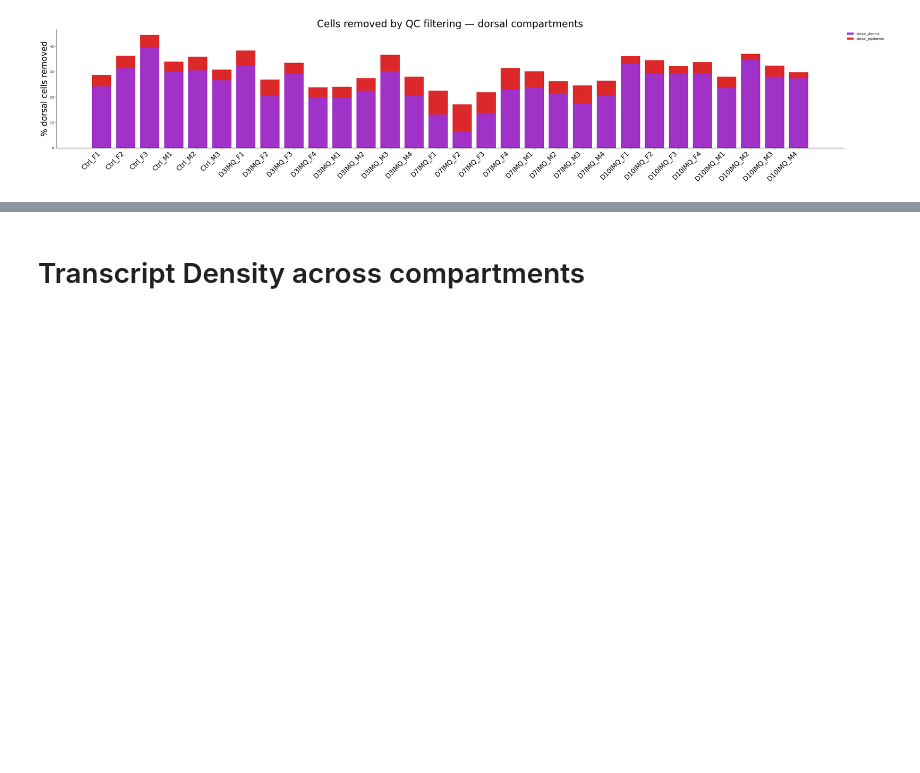
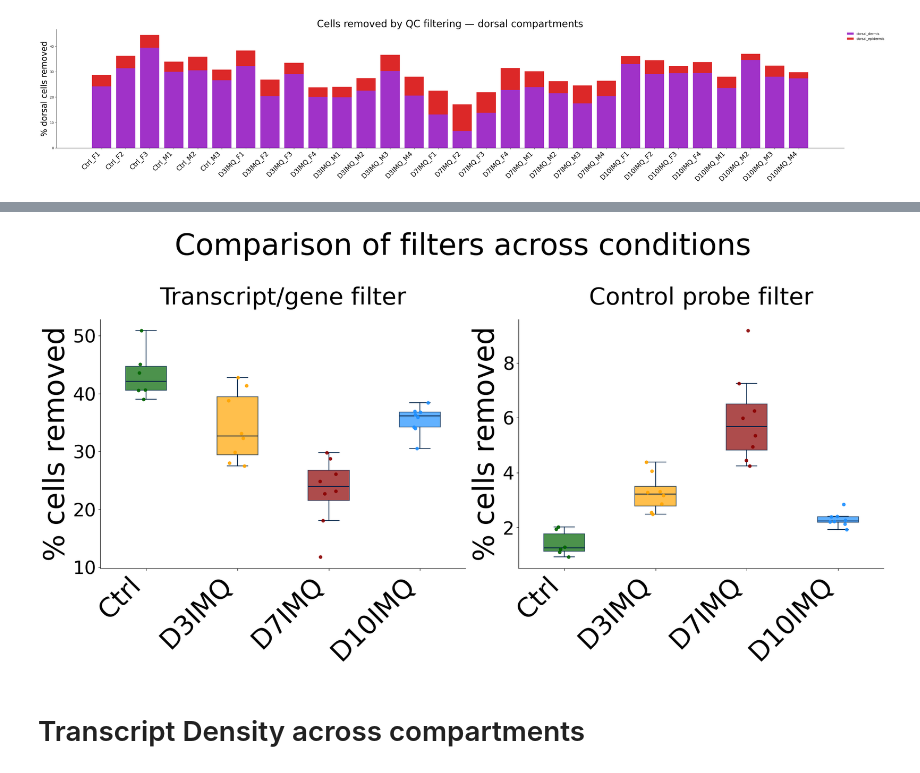
Before and after one commit to DominicBuxton/iMSC_Xenium_Phenocycler_Analysis, a Jupyter notebook: Graphs_Figures_Stats/QC_Integration_Assignment_figure/QC_graphs.ipynb, the cells around one changed output, grey strips where cells are left out. Saved outputs shown, nothing was run; the diff lists cells and outputs as text; code cells hidden in the pictures; blank space fills up the shorter version.

```diff
--- a/Graphs_Figures_Stats/QC_Integration_Assignment_figure/QC_graphs.ipynb
+++ b/Graphs_Figures_Stats/QC_Integration_Assignment_figure/QC_graphs.ipynb
@@ -521,3 +462,85 @@ plt.show()
+# %%
+import re
+import matplotlib.pyplot as plt
+import numpy as np
+
+# --- organise data by condition ---
+conditions_order = ['Ctrl', 'D3IMQ', 'D7IMQ', 'D10IMQ']
+
+# Dictionary defining the specified hex colors for each condition
+condition_colors = {
+    'Ctrl': '#006400',       # Dark Green
+    'D3IMQ': '#FFA500',      # Orange
+    'D7IMQ': '#8B0000',      # Dark Red
+    'D10IMQ': '#1E90FF'      # Dodger Blue
+}
+
+grouped = {cond: {'transcript': [], 'control': []} for cond in conditions_order}
+
+for name, vals in rep_data.items():
+    for cond in conditions_order:
+        if cond in name:
+            grouped[cond]['transcript'].append(vals['transcript'])
+            grouped[cond]['control'].append(vals['control'])
+            break
+
+# --- plot ---
+# --- MODIFIED FIGSIZE HERE ---
+fig, axes = plt.subplots(1, 2, figsize=(20, 10)) # TOGGLE FIGSIZE HERE
+
+titles  = ['Transcript/gene filter', 'Control probe filter']
+metrics = ['transcript', 'control']
+
+for ax, metric, title in zip(axes, metrics, titles):
+    data = [grouped[cond][metric] for cond in conditions_order]
+
+    # Set patch_artist=True to enable filling the boxes with color
+    bp = ax.boxplot(data, patch_artist=True,
+                    medianprops=dict(color='#002147', linewidth=1.5),
+                    whiskerprops=dict(color='#002147', linewidth=1.2),
+                    capprops=dict(color='#002147', linewidth=1.2),
+                    boxprops=dict(color='#002147', linewidth=1.2),
+                    showfliers=False)
+
+    # Apply condition-wise coloring to boxes and scatter points
+    for i, (cond, patch) in enumerate(zip(conditions_order, bp['boxes'])):
+        color = condition_colors[cond]
+
+        # Color the inside of the box (alpha adds transparency so lines stay clear)
+        patch.set_facecolor(color)
+        patch.set_alpha(0.7)
+
+        # Color the individual jittered data points
+        cond_data = data[i]
+        pos = i + 1
+        jitter = np.random.uniform(-0.1, 0.1, size=len(cond_data))
+        ax.scatter(pos + jitter, cond_data,
+                    facecolors=color, edgecolors=color, alpha=0.9, s=25, zorder=3)
+
+    ax.set_xticks(range(1, len(conditions_order) + 1))
+
+    # --- MODIFIED XTICK LABELS FONTSIZE HERE ---
+    ax.set_xticklabels(conditions_order, rotation = 45, ha = 'right', fontsize=45) # TOGGLE XTICK FONTSIZE HERE
+
+    # --- MODIFIED YTICK LABELS FONTSIZE HERE ---
+    ax.tick_params(axis='y', labelsize=31) # TOGGLE YTICK FONTSIZE HERE
+
+    # --- MODIFIED Y-AXIS LABEL FONTSIZE HERE ---
+    ax.set_ylabel('% cells removed', fontsize=48) # TOGGLE Y-LABEL FONTSIZE HERE
+
+    # Subplot titles kept at original size, but added pad so they don't hit the massive y-label
+    ax.set_title(title, fontsize=40, pad=25)
+    ax.spines[['top', 'right']].set_visible(False)
+
+
+# Suptitle size kept at original 30, adjusted y position slightly for breathing room
+fig.suptitle('Comparison of filters across conditions', fontsize=50, y=1.03)
+
+plt.tight_layout()
+plt.savefig(r"C:\Users\dbuxton\OneDrive\Desktop\biochem\Year 4\Thesis\results figures or slides\Final assembly\QC_figures\QC_filter_comparison.png", dpi = 500, bbox_inches = 'tight')
+plt.show()
+# %% [output]
+[figure, added]
 # %% [markdown]
 # Transcript Density across compartments
 # %%
```
Also changed, not shown: parts of 5 cells of this notebook.
